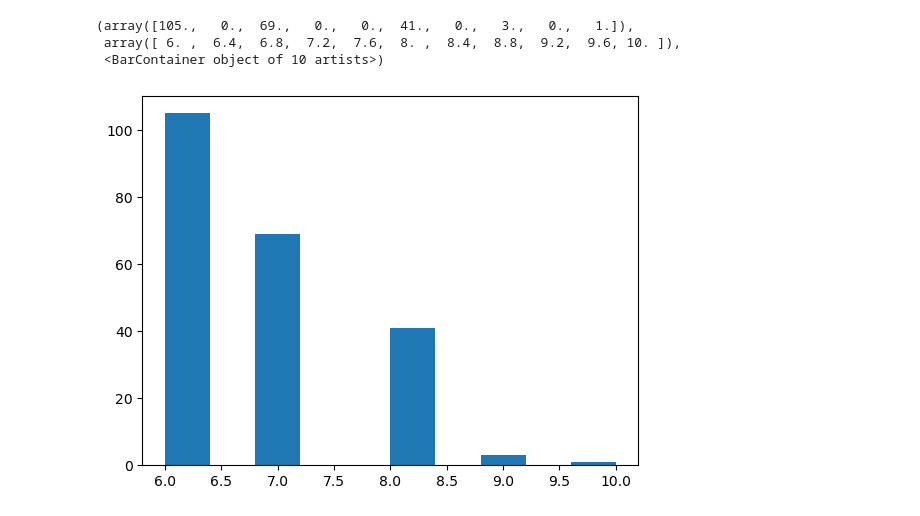
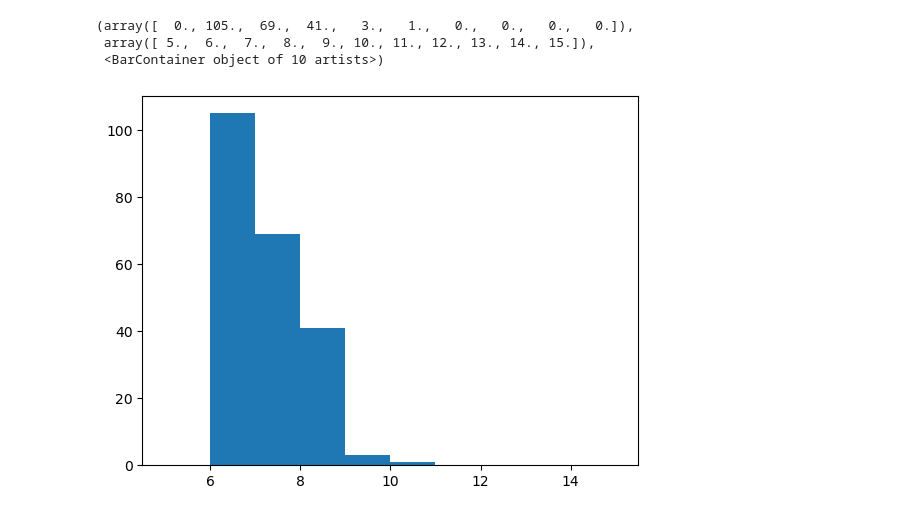
Before and after one commit to akanugan/MultiJets, a Jupyter notebook: playground.ipynb, the cells around one changed output. Drawn from its saved outputs; the diff is of its cells as text; code cells hidden in the pictures.

```diff
--- a/playground.ipynb
+++ b/playground.ipynb
@@ -33,9 +36,9 @@ ptrip_m63            | float[]                  | AsJagged(AsDtype('>f4'))
 ptrip_qgl            | float[]                  | AsJagged(AsDtype('>f4'))
 ptrip_qgt            | float[]                  | AsJagged(AsDtype('>f4'))
 # %%
-plt.hist(br['ak4_num'])
+plt.hist(br['ak4_num'],bins=10,range=(5,15))
 # %% [output]
-(array([105.,   0.,  69.,   0.,   0.,  41.,   0.,   3.,   0.,   1.]),
- array([ 6. ,  6.4,  6.8,  7.2,  7.6,  8. ,  8.4,  8.8,  9.2,  9.6, 10. ]),
+(array([  0., 105.,  69.,  41.,   3.,   1.,   0.,   0.,   0.,   0.]),
+ array([ 5.,  6.,  7.,  8.,  9., 10., 11., 12., 13., 14., 15.]),
  <BarContainer object of 10 artists>)
-[figure, old version]
+[figure, new version]
```
Also changed, not shown: parts of 2 cells of this notebook.
